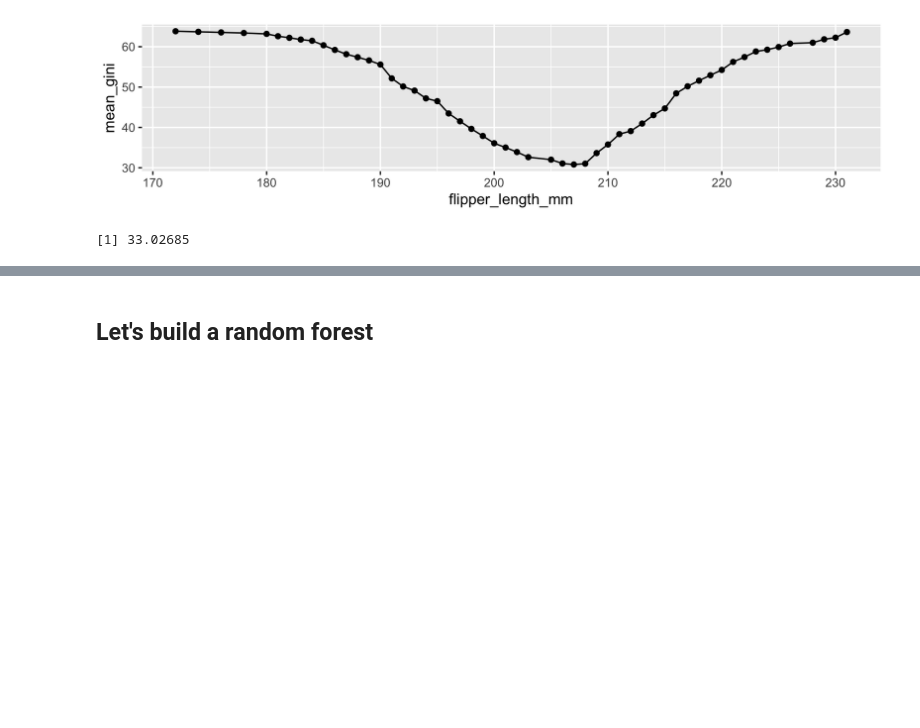
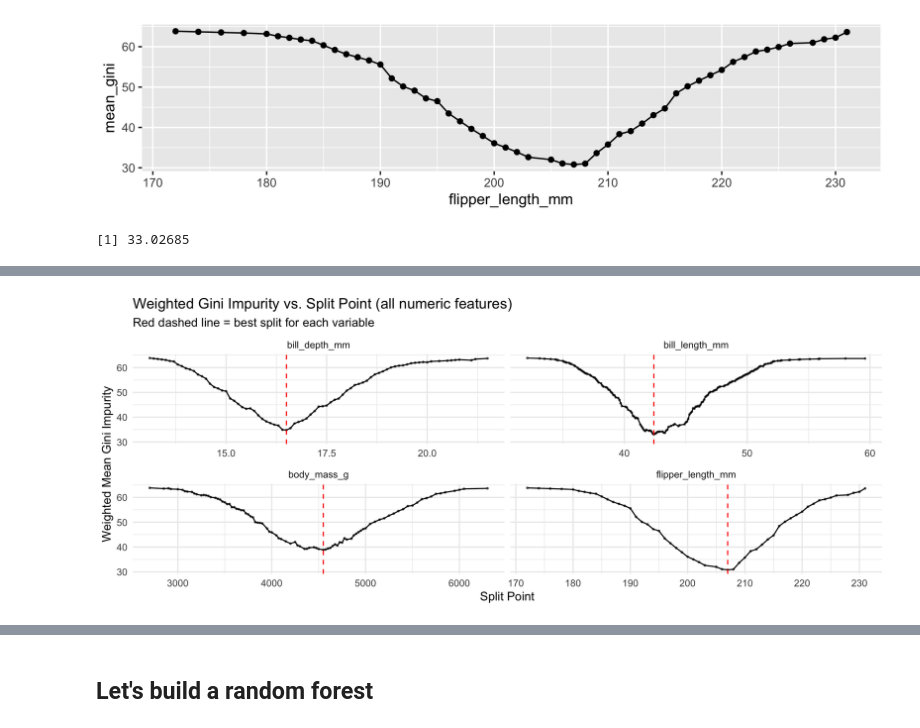
Before and after one commit to UNC-DATA-730/lecture-notebooks, a Jupyter notebook: 10-decision-trees/lectures/live-session.ipynb, the cells around one changed output, grey strips where cells are left out. Saved outputs shown, nothing was run; the diff lists cells and outputs as text; code cells hidden in the pictures; blank space fills up the shorter version.

Commit message:
expand demo of decision tree to include variable sweep

```diff
--- a/10-decision-trees/lectures/live-session.ipynb
+++ b/10-decision-trees/lectures/live-session.ipynb
@@ -196,0 +200,13 @@ gini_impurity(penguins2 |> pull(species)) - mean_gini_impurity(207, penguins2)
+# %%
+numeric_vars = c("bill_length_mm", "bill_depth_mm", "flipper_length_mm", "body_mass_g")
+
+gini_sweep = purrr::map_dfr(numeric_vars, function(var) {
+    vals = penguins2 |> pull(var) |> unique() |> sort()
+    tibble(
+        variable = var,
+        split_point = vals,
+        mean_gini = purrr::map_dbl(vals, ~mean_gini_impurity(.x, var))
+    )
+})
+
+gini_sweep |> head()
@@ -196,0 +223,11 @@ gini_impurity(penguins2 |> pull(species)) - mean_gini_impurity(207, penguins2)
+# %%
+best_splits = gini_sweep |>
+    group_by(variable) |>
+    slice_min(mean_gini, n = 1, with_ties = FALSE) |>
+    ungroup() |>
+    mutate(
+        info_gain = gini_impurity(penguins2 |> pull(species)) - mean_gini
+    ) |>
+    arrange(mean_gini)
+
+best_splits
@@ -196,0 +242,22 @@ gini_impurity(penguins2 |> pull(species)) - mean_gini_impurity(207, penguins2)
+# %%
+options(repr.plot.height = 4, repr.plot.width = 10)
+
+gini_sweep |>
+    ggplot(aes(x = split_point, y = mean_gini)) +
+    geom_line() +
+    geom_point(size = 0.5, alpha = 0.5) +
+    geom_vline(
+        data = best_splits,
+        aes(xintercept = split_point),
+        color = "red", linetype = "dashed"
+    ) +
+    facet_wrap(~variable, scales = "free_x") +
+    labs(
+        title = "Weighted Gini Impurity vs. Split Point (all numeric features)",
+        subtitle = "Red dashed line = best split for each variable",
+        x = "Split Point",
+        y = "Weighted Mean Gini Impurity"
+    ) +
+    theme_minimal()
+# %% [output]
+[figure, added]
```
Also changed, not shown: parts of 13 cells of this notebook.
